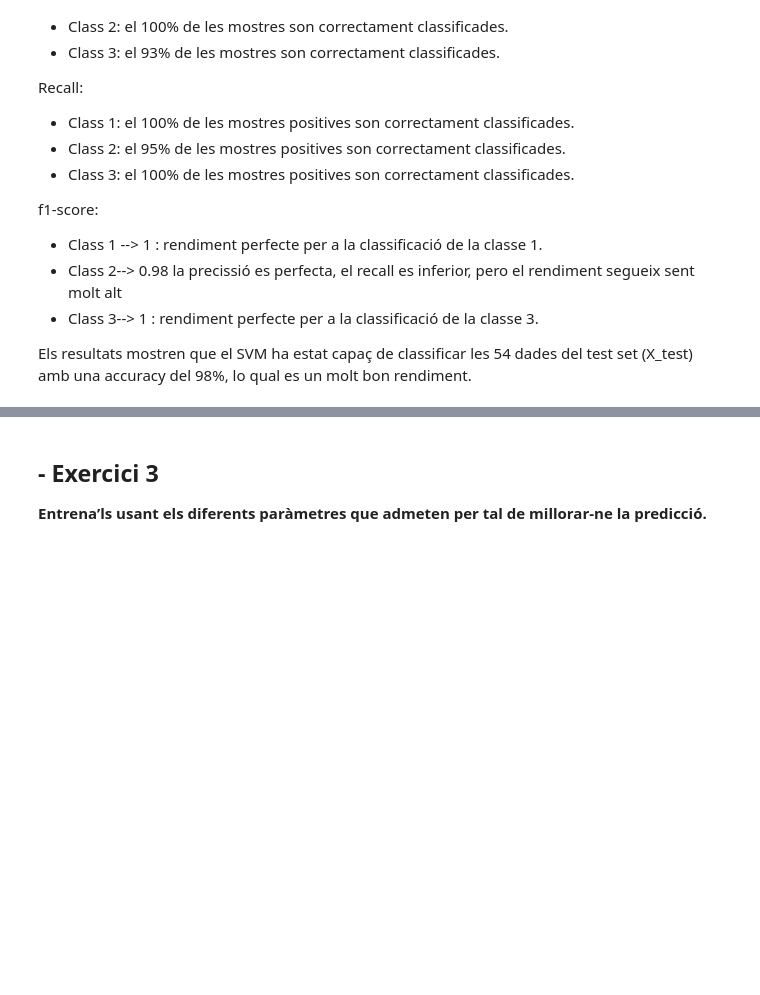
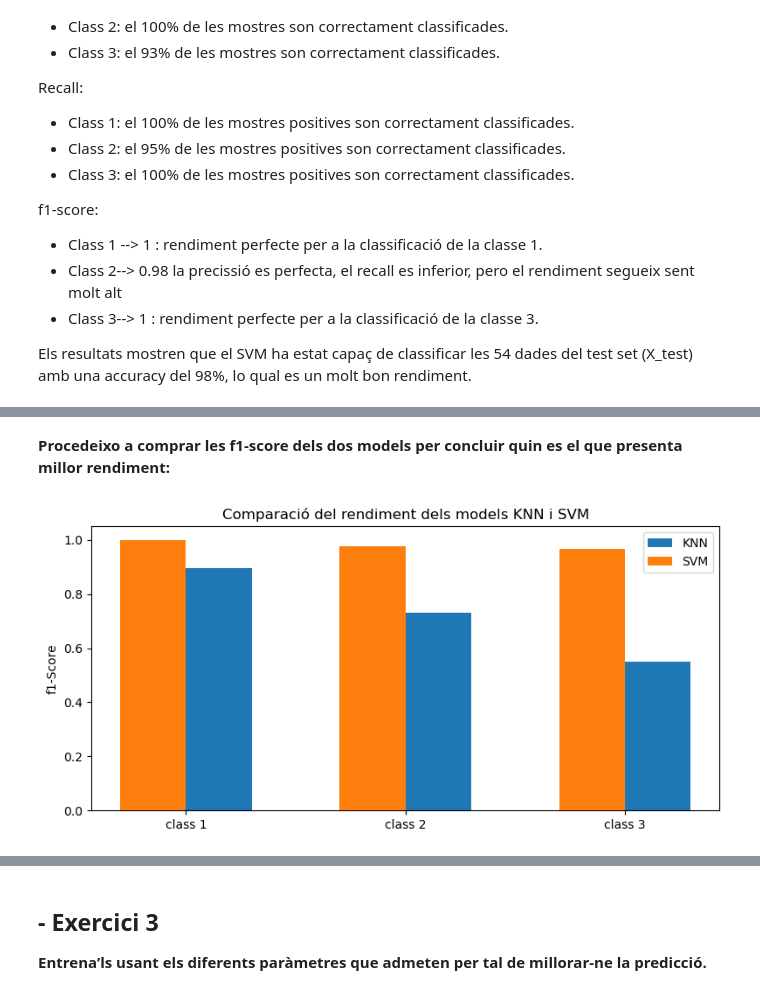
Before and after one commit to juliacasadevalldiaz/ML_classification, a Jupyter notebook: Tasca M7 T01 - ML_classification.ipynb, the cells around one changed output, grey strips where cells are left out. Drawn from its saved outputs; the diff is of its cells as text; code cells hidden in the pictures; blank space fills up the shorter version.

```diff
--- a/Tasca M7 T01 - ML_classification.ipynb
+++ b/Tasca M7 T01 - ML_classification.ipynb
@@ -353,0 +363,30 @@ Els resultats mostren que el SVM ha estat capaç de classificar les 54 dades del
+# %% [markdown]
+**Procedeixo a comprar les f1-score dels dos models per concluir quin es el que presenta millor rendiment:**
+# %%
+# Calcular f1-score de nou per comparar models. Per no tenir que posar els resultats manualment.
+from sklearn.metrics import f1_score
+import numpy as np
+
+f1_svc = f1_score(y_test, y_pred_svc, average=None)
+f1_knn = f1_score(y_test, y_pred, average=None)
+
+# Grafic de barres
+bar_width = 0.3
+index = np.arange(len(classes_names))
+
+fig, ax = plt.subplots(figsize=(8, 4))
+
+bar1 = ax.bar(index + bar_width / 2, f1_knn, bar_width, label='KNN')
+bar2 = ax.bar(index - bar_width / 2, f1_svc, bar_width, label='SVM')
+
+ax.set_ylabel('f1-Score')
+ax.set_title('Comparació del rendiment dels models KNN i SVM')
+ax.set_xticks(index)
+ax.set_xticklabels(classes_names)
+ax.legend()
+
+
+plt.tight_layout()
+plt.show()
+# %% [output]
+[figure, added]
```
Also changed, not shown: parts of 44 cells of this notebook.
